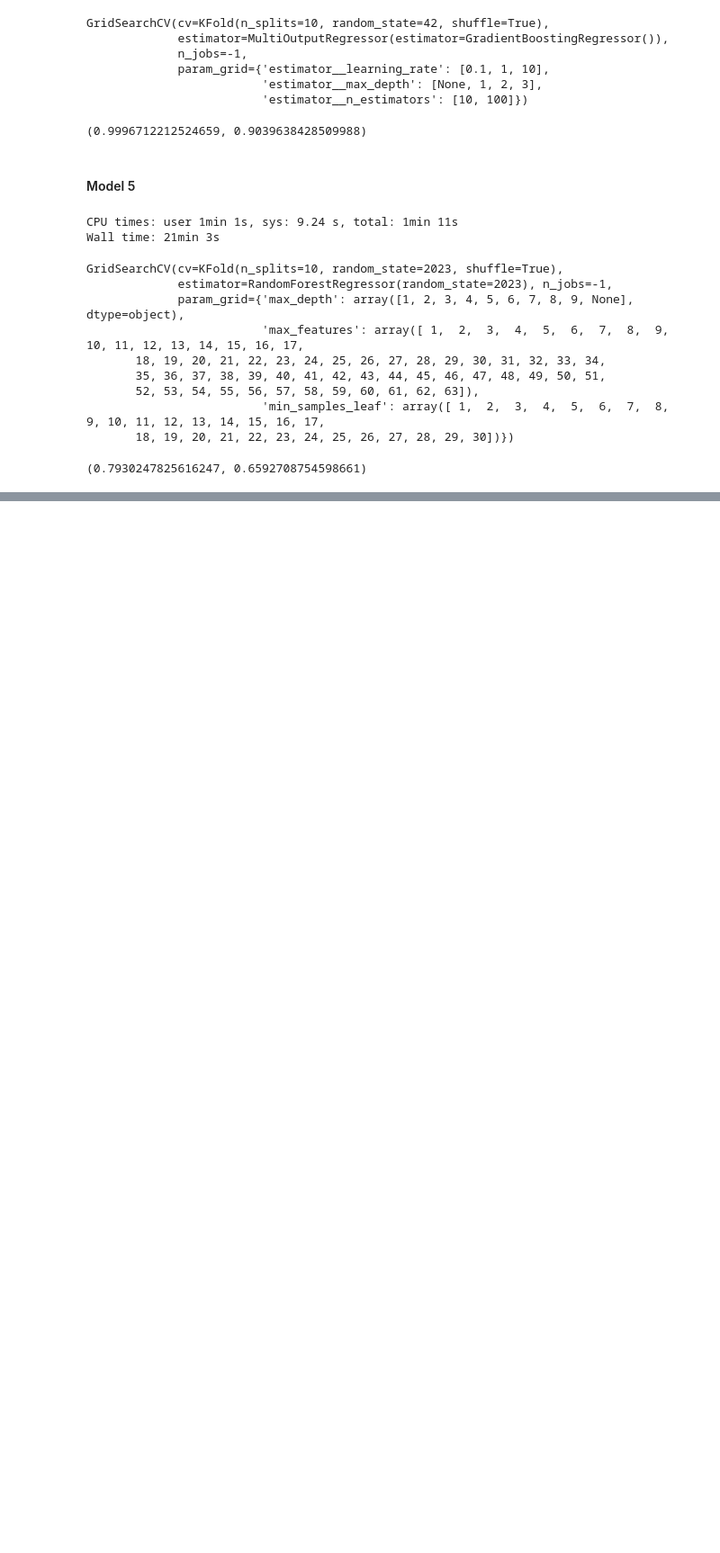
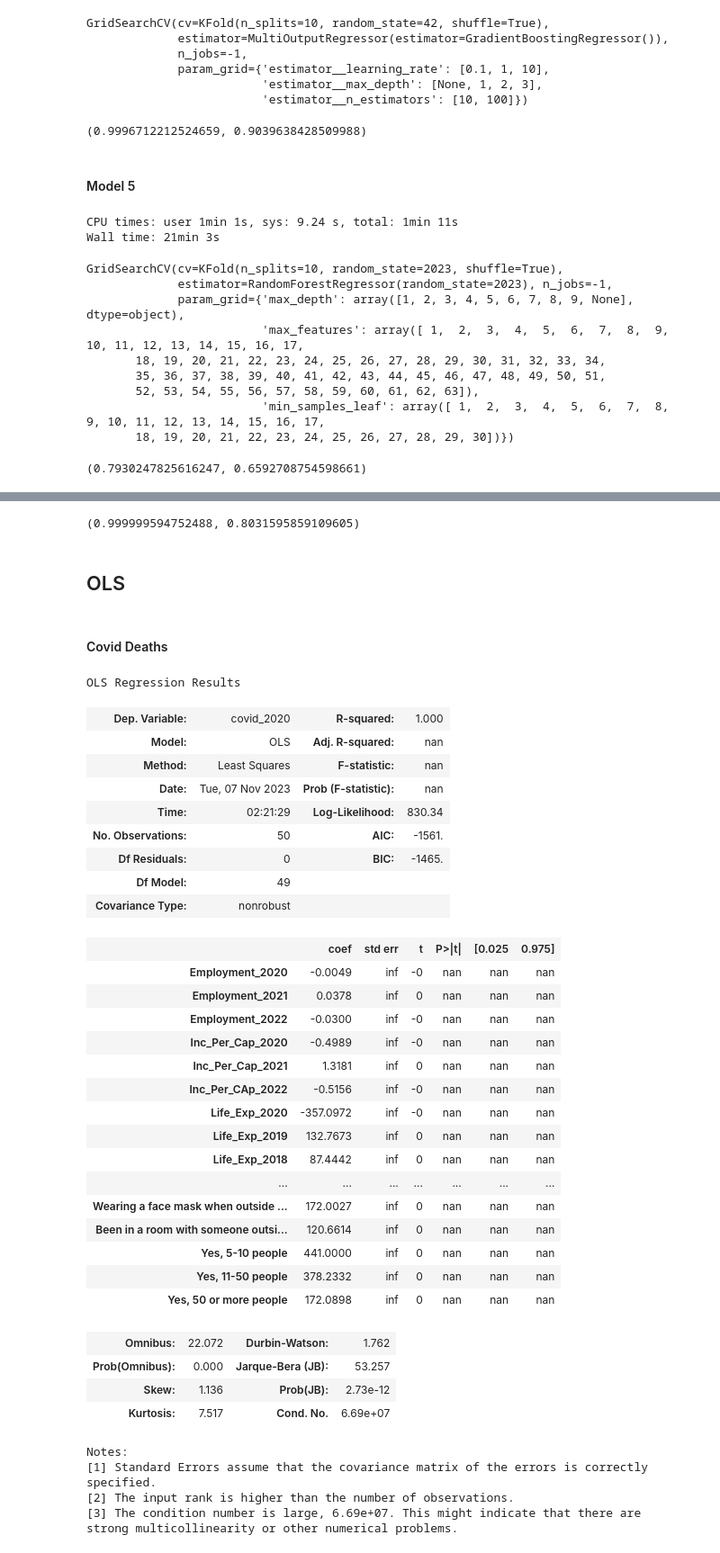
Before and after one commit to rafirahman27/Preparing_for_the_next_Pandemic, a Jupyter notebook: Rafi.ipynb, the cells around one changed output, grey strips where cells are left out. Shown at 90% size. Saved outputs shown, nothing was run; the diff lists cells and outputs as text; code cells hidden in the pictures; blank space fills up the shorter version.

Commit message:
Coefficients obtained, OLS models created

```diff
--- a/Rafi.ipynb
+++ b/Rafi.ipynb
@@ -1181,0 +1243,7 @@ gs2.score(X_train_polysc, y_train), gs2.score(X_test_polysc, y_test)
+# %%
+X2 = df.drop(columns=['Location', 'Mask_Mandate','Exc_deaths_2017', 'Exc_deaths_2018','Exc_deaths_2019',
+                              'Exc_deaths_2020', 'Exc_deaths_2021','Exc_deaths_2022',
+                      'all_causes_2020', 'all_causes_2021', 'all_causes_2022', 'covid_2020',
+                      'covid_2021', 'covid_2022', 'Covid_pop_perce_2020', 'Covid_pop_perce_2021',
+                     'Covid_pop_perce_2022'])
+y2 = df[['Exc_deaths_2020', 'Exc_deaths_2021','Exc_deaths_2022']]
@@ -1181,0 +1280,51 @@ gs2.score(X_train_polysc, y_train), gs2.score(X_test_polysc, y_test)
+# %%
+rid1 = Ridge(max_iter=8000, alpha=0.1)
+rid1.fit(X2_train, y2_train)
+rid1.score(X2_train, y2_train), rid1.score(X2_test, y2_test)
+# %% [output]
+(0.999999594752488, 0.8031595859109605)
+# %% [markdown]
+## OLS
+# %% [markdown]
+#### Covid Deaths
+# %%
+yols2020 = df['covid_2020']
+
+ols12020 = sm.OLS((yols2020.astype(float)), (X2.astype(float))).fit()
+ols12020.summary()
+# %% [output]
+OLS Regression Results
+| Dep. Variable: | covid_2020 | R-squared: | 1.000 |
+| Model: | OLS | Adj. R-squared: | nan |
+| Method: | Least Squares | F-statistic: | nan |
+| Date: | Tue, 07 Nov 2023 | Prob (F-statistic): | nan |
+| Time: | 02:21:29 | Log-Likelihood: | 830.34 |
+| No. Observations: | 50 | AIC: | -1561. |
+| Df Residuals: | 0 | BIC: | -1465. |
+| Df Model: | 49 |  |  |
+| Covariance Type: | nonrobust |  |  |
+|  | coef | std err | t | P>|t| | [0.025 | 0.975] |
+| Employment_2020 | -0.0049 | inf | -0 | nan | nan | nan |
+| Employment_2021 | 0.0378 | inf | 0 | nan | nan | nan |
+| Employment_2022 | -0.0300 | inf | -0 | nan | nan | nan |
+| Inc_Per_Cap_2020 | -0.4989 | inf | -0 | nan | nan | nan |
+| Inc_Per_Cap_2021 | 1.3181 | inf | 0 | nan | nan | nan |
+| Inc_Per_CAp_2022 | -0.5156 | inf | -0 | nan | nan | nan |
+| Life_Exp_2020 | -357.0972 | inf | -0 | nan | nan | nan |
+| Life_Exp_2019 | 132.7673 | inf | 0 | nan | nan | nan |
+| Life_Exp_2018 | 87.4442 | inf | 0 | nan | nan | nan |
+| ... | ... | ... | ... | ... | ... | ... |
+| Wearing a face mask when outside ... | 172.0027 | inf | 0 | nan | nan | nan |
+| Been in a room with someone outsi... | 120.6614 | inf | 0 | nan | nan | nan |
+| Yes, 5-10 people | 441.0000 | inf | 0 | nan | nan | nan |
+| Yes, 11-50 people | 378.2332 | inf | 0 | nan | nan | nan |
+| Yes, 50 or more people | 172.0898 | inf | 0 | nan | nan | nan |
+| Omnibus: | 22.072 | Durbin-Watson: | 1.762 |
+| Prob(Omnibus): | 0.000 | Jarque-Bera (JB): | 53.257 |
+| Skew: | 1.136 | Prob(JB): | 2.73e-12 |
+| Kurtosis: | 7.517 | Cond. No. | 6.69e+07 |
+Notes:
+[1] Standard Errors assume that the covariance matrix of the errors is correctly specified.
+[2] The input rank is higher than the number of observations.
+[3] The condition number is large, 6.69e+07. This might indicate that there are
+strong multicollinearity or other numerical problems.
```
Also changed, not shown: parts of 20 cells of this notebook.
